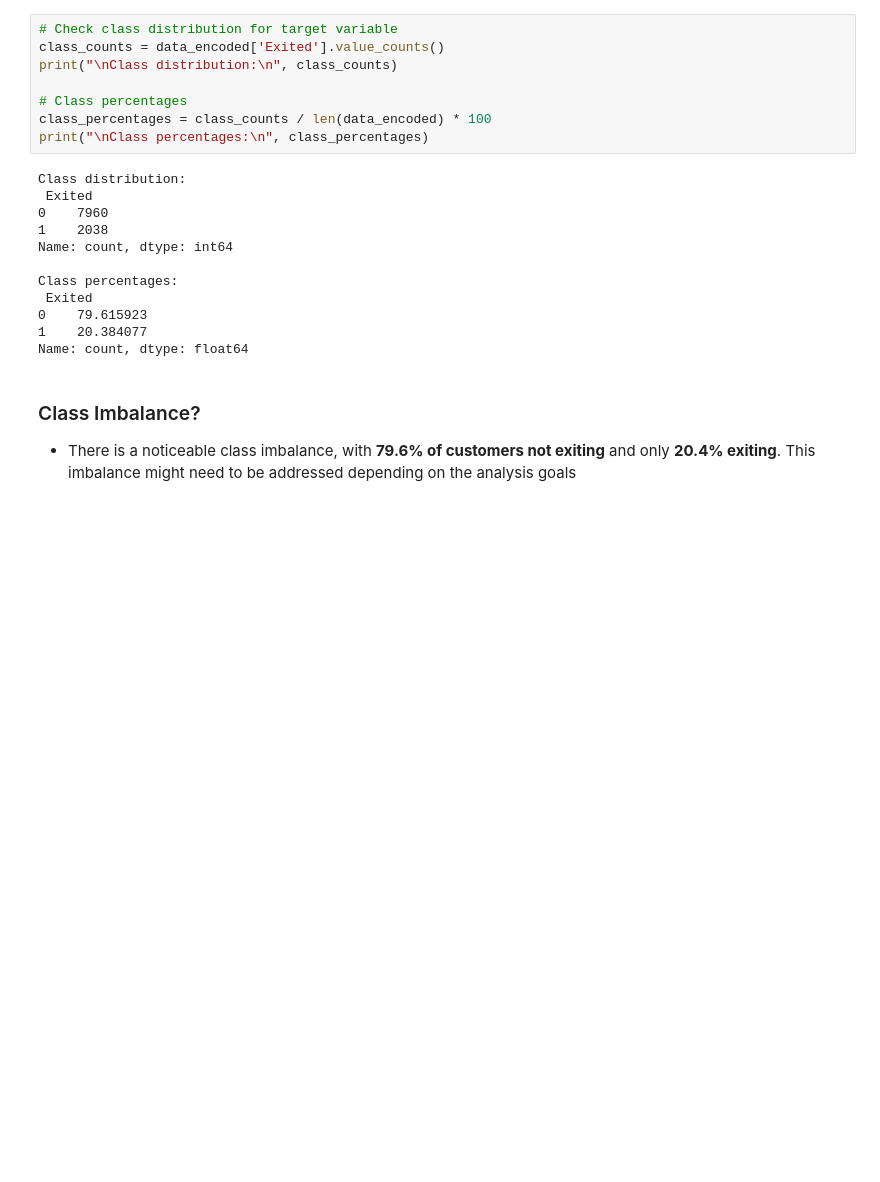
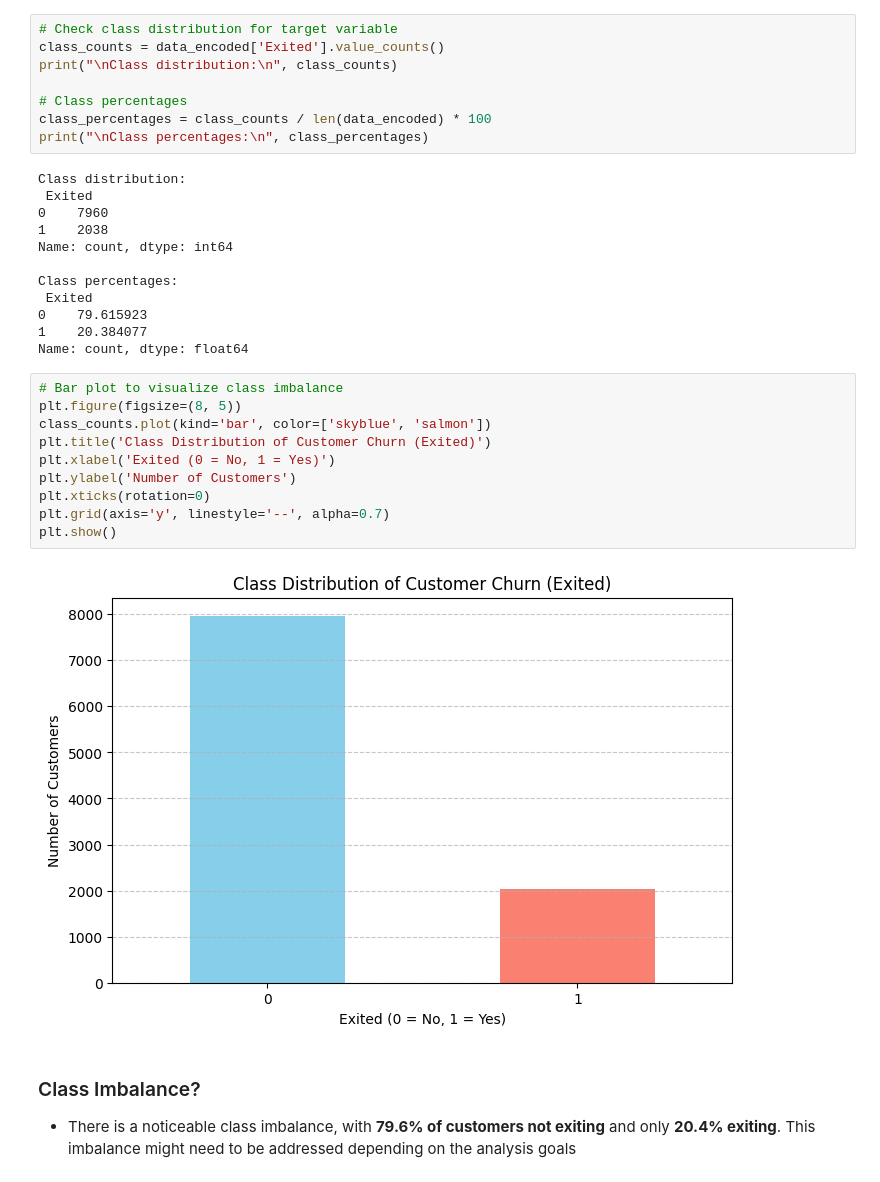
Before and after one commit to LionelCCC/2025-spring-B2, a Jupyter notebook: Week2.ipynb, the cells around one changed output. Cells and saved outputs as stored; diff of their text form; blank space fills up the shorter version.

Commit message:
updated graph for week 2

```diff
--- a/Week2.ipynb
+++ b/Week2.ipynb
@@ -275,6 +277,18 @@ Class percentages:
 0    79.615923
 1    20.384077
 Name: count, dtype: float64
+# %%
+# Bar plot to visualize class imbalance
+plt.figure(figsize=(8, 5))
+class_counts.plot(kind='bar', color=['skyblue', 'salmon'])
+plt.title('Class Distribution of Customer Churn (Exited)')
+plt.xlabel('Exited (0 = No, 1 = Yes)')
+plt.ylabel('Number of Customers')
+plt.xticks(rotation=0)
+plt.grid(axis='y', linestyle='--', alpha=0.7)
+plt.show()
+# %% [output]
+[figure, added]
 # %% [markdown]
 ### Class Imbalance?
 - There is a noticeable class imbalance, with **79.6% of customers not exiting** and only **20.4% exiting**. This imbalance might need to be addressed depending on the analysis goals
```
Also changed, not shown: parts of 1 cell of this notebook.
